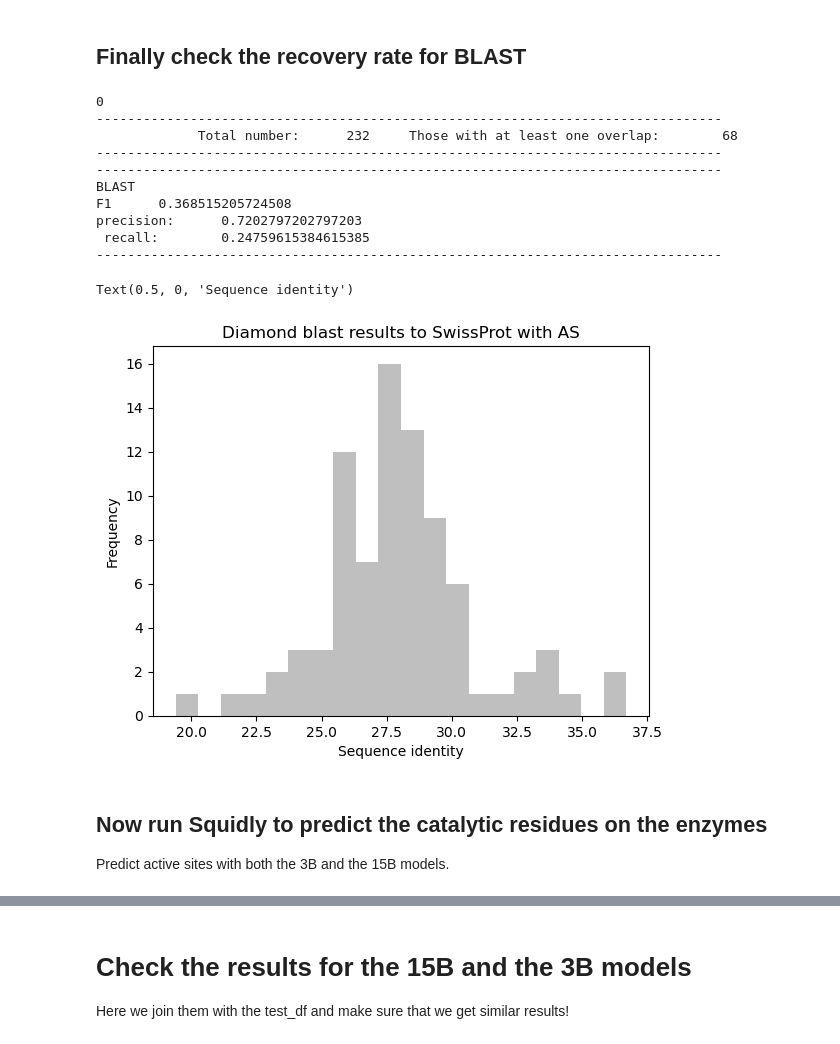
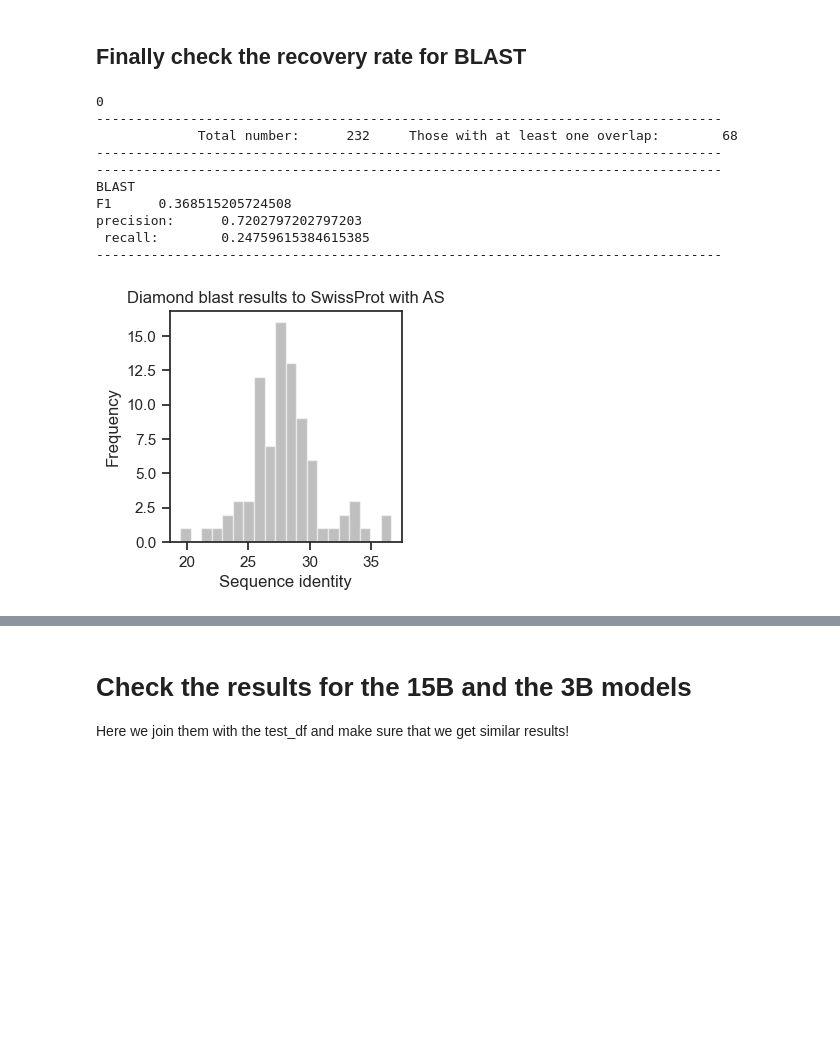
Before and after one commit to WRiegs/Squidly, a Jupyter notebook: manuscript/Benchmark-CataloDB.ipynb, the cells around one changed output, grey strips where cells are left out. Saved outputs shown, nothing was run; the diff lists cells and outputs as text; code cells hidden in the pictures; blank space fills up the shorter version.

```diff
--- a/manuscript/Benchmark-CataloDB.ipynb
+++ b/manuscript/Benchmark-CataloDB.ipynb
@@ -163,19 +120,0 @@ http://www.clustal.org/omega/
-# %%
-blast_df = pd.read_pickle(f'data/blast/Squidly_BLAST_Low30_mmseq_ID_foldseek_subset.pkl')
-blast_df = blast_df.sort_values(by='sequence identity', ascending=False)
-# Remove duplicates
-blast_df.drop_duplicates('query', inplace=True)
-
-#Then join up with all df
-blast_df.set_index('query', inplace=True)
-test_df.set_index('Entry', inplace=True)
-test_df['From'] = test_df.index
-test_df = test_df.join(blast_df, how='left')
-uniprot_id_to_seq = dict(zip(swissprot.Entry, swissprot.Sequence))
-for name, seq, uniprot in test_df[['From', 'Sequence', 'target']].values:
-    fin = f'msa/{uniprot}_{name}.fa'
-    with open(fin, 'w+') as fout:
-        fout.write(f'>{uniprot}\n{uniprot_id_to_seq.get(uniprot)}\n')
-        fout.write(f'>{name}\n{seq}')
-    # Now run clustalomega
-    os.system(f'clustalo --force -i {fin} -o {fin.replace(".fa", ".msa")}')
@@ -248,2 +120,0 @@ u.dp(['Missing residues: ', missing])
-# %%
-df = pd.read_csv(f'data/blast/cataloDB.csv')
@@ -303,32 +268,36 @@ def calculate_stats(df, id_col, true_col, pred_col, seq_col):
     # f1, precision, recall, support, agree, disagree, no_pred, mean_agreement
     u.dp(['Total number:', len(df), 'Those with at least one overlap:', atleast_one])
     return precision[1], recall[1], f1[1], support[1], agree/len(df), disagree/len(df), none_/len(df), np.mean(percent_aggree)
+# %%
+blast_df = pd.read_csv('data/CataloDB_BLAST_blast.csv')
+blast_df.set_index('From', inplace=True)
+test_df.set_index('Entry', inplace=True)
+test_df = test_df.join(blast_df, how='left')
+uniprot_id_to_seq = dict(zip(swissprot.Entry, swissprot.Sequence))
+test_df['From'] = test_df.index
+test_df.to_csv('data/CataloDB_BLAST_blast_True.csv')
 # %%
 # Run this with BLAST residues
-precision, recall, f1, support, agree, disagree, no_pred, mean_agreement = calculate_stats(df, 'From', 'True_residues', 'BLAST_residues', 'Sequence')
+precision, recall, f1, support, agree, disagree, no_pred, mean_agreement = calculate_stats(test_df, 'From', 'Residue', 'BLAST_residues', 'Sequence')
 
 rows = []
 rows.append(['BLAST', None, f1, precision, recall, support, agree, disagree, no_pred, mean_agreement])
 u.dp(['BLAST', '\nF1', f1, '\nprecision:', precision, '\n recall:', recall])
 
 plt.hist(df['sequence identity'].values, bins=20, color='grey', alpha=0.5)
 plt.title('Diamond blast results to SwissProt with AS')
 plt.ylabel('Frequency')
 plt.xlabel('Sequence identity')
+plt.savefig('figures/BLAST_identity_cataloDB.svg')
 # %% [output]
 0
 --------------------------------------------------------------------------------
              Total number:      232     Those with at least one overlap:        68
 --------------------------------------------------------------------------------
 --------------------------------------------------------------------------------
 BLAST
 F1      0.368515205724508
 precision:      0.7202797202797203
  recall:        0.24759615384615385
 --------------------------------------------------------------------------------
-Text(0.5, 0, 'Sequence identity')
-[figure, old version]
+[figure, new version]
-# %% [markdown]
-## Now run Squidly to predict the catalytic residues on the enzymes
-
-Predict active sites with both the 3B and the 15B models.
```
Also changed, not shown: parts of 14 cells of this notebook, 1 other file.
